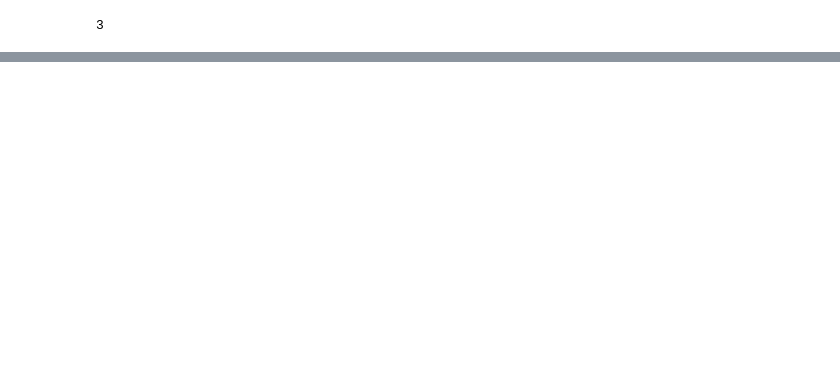
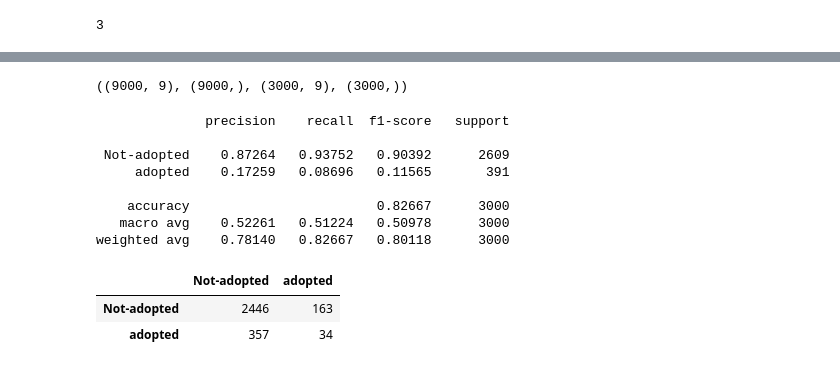
Before and after one commit to trentenAB/01_first_notebook, a Jupyter notebook: relax_challenge/Relax.ipynb, the cells around one changed output, grey strips where cells are left out. Saved outputs shown, nothing was run; the diff lists cells and outputs as text; code cells hidden in the pictures; blank space fills up the shorter version.

```diff
--- a/relax_challenge/Relax.ipynb
+++ b/relax_challenge/Relax.ipynb
@@ -216,0 +236,49 @@ time_stamp
+# %%
+# independent var
+X = data[['opted_in_to_mailing_list','enabled_for_marketing_drip', 'org_id', 'invited']]
+
+# target
+y = data.adoption
+# %%
+needs_encoding = data[['creation_source']]
+encode = OneHotEncoder()
+array_encode = encode.fit_transform(needs_encoding).toarray()
+df_encode = pd.DataFrame(array_encode, columns = encode.get_feature_names())
+df_encode.columns= ['GUEST_INVITE', 'ORG_INVITE', 'PERSONAL_PROJECTS', 'SIGNUP', 'SIGNUP_GOOGLE_AUTH']
+
+# Join new features
+X = X.join(df_encode)
+# %%
+x_train, x_test, y_train, y_test = train_test_split(X, y, random_state=0)
+
+x_train.shape, y_train.shape, x_test.shape, y_test.shape
+# %% [output]
+((9000, 9), (9000,), (3000, 9), (3000,))
+# %%
+# Random Forest
+steps = [('scaler', StandardScaler()),
+         ('rf', RandomForestClassifier(random_state = 0))]
+
+pipe = Pipeline(steps)
+
+params = {'rf__n_estimators':[int(x) for x in np.linspace(start = 100, stop = 1000, num = 10)]}
+
+gs = GridSearchCV(pipe, params, cv=5).fit(x_train, y_train)
+
+y_pred = gs.predict(x_test)
+
+labels = ['Not-adopted', 'adopted']
+print(classification_report(y_test, y_pred, target_names = labels, digits = 5))
+pd.DataFrame(confusion_matrix(y_test, y_pred), index=labels, columns=labels)
+# %% [output]
+              precision    recall  f1-score   support
+
+ Not-adopted    0.87264   0.93752   0.90392      2609
+     adopted    0.17259   0.08696   0.11565       391
+
+    accuracy                        0.82667      3000
+   macro avg    0.52261   0.51224   0.50978      3000
+weighted avg    0.78140   0.82667   0.80118      3000
+|  | Not-adopted | adopted |
+| Not-adopted | 2446 | 163 |
+| adopted | 357 | 34 |
```
Also changed, not shown: parts of 23 cells of this notebook.
